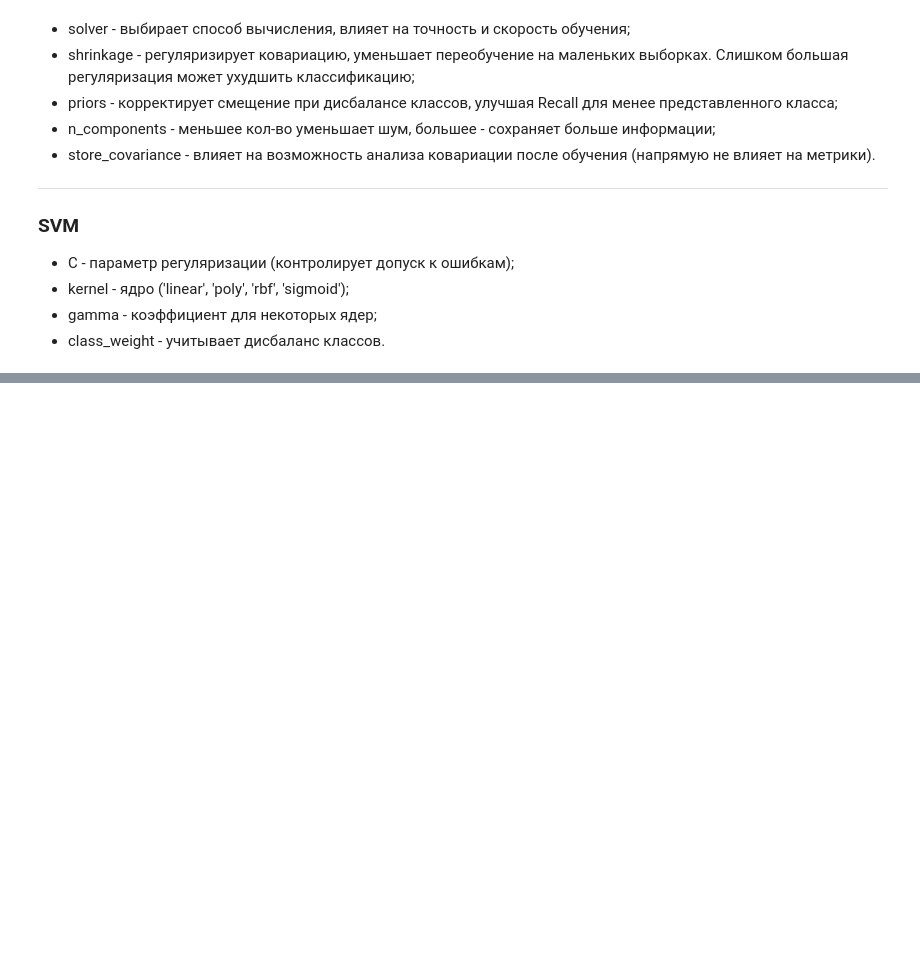
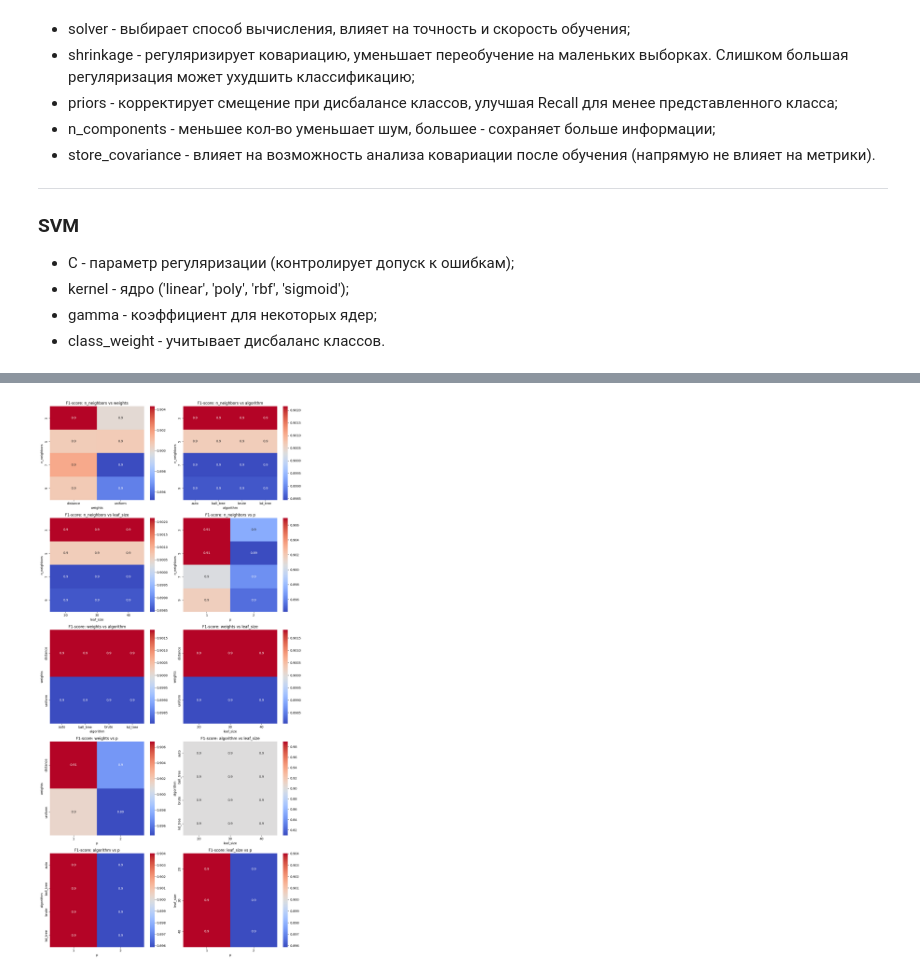
Before and after one commit to rochaldo1/Machine_Learning, a Jupyter notebook: labs/lab_3.ipynb, the cells around one changed output, grey strips where cells are left out. Drawn from its saved outputs; the diff is of its cells as text; code cells hidden in the pictures; blank space fills up the shorter version.

```diff
--- a/labs/lab_3.ipynb
+++ b/labs/lab_3.ipynb
@@ -1019,3 +1066,72 @@ plot.show()
 - leaf_size - размер листа в деревьях поиска;
 - p - степень для метрики Минковского (1 — манхэттен, 2 — евклид);
 - metric - метрика расстояния.
+# %%
+import math
+
+X = df_onehot_scaled.drop('HeartDisease', axis=1).copy()
+y = df_onehot_scaled['HeartDisease']
+
+continuous_features = ['Age', 'RestingBP', 'Cholesterol', 'FastingBS', 'MaxHR', 'Oldpeak']
+
+for col in continuous_features:
+    Q1 = X[col].quantile(0.25)
+    Q3 = X[col].quantile(0.75)
+    IQR = Q3 - Q1
+    lower_bound = Q1 - 1.5 * IQR
+    upper_bound = Q3 + 1.5 * IQR
+    X[col] = X[col].clip(lower=lower_bound, upper=upper_bound)
+
+scaler = RobustScaler()
+X[continuous_features] = scaler.fit_transform(X[continuous_features])
+
+X_train, X_test, y_train, y_test = train_test_split(
+    X, y, test_size=0.2, random_state=42, stratify=y
+)
+
+n_neighbors_list = [3, 5, 7, 9]
+weights_list = ['uniform', 'distance']
+algorithms = ['auto', 'ball_tree', 'kd_tree', 'brute']
+leaf_sizes = [20, 30, 40]
+ps = [1, 2]
+
+all_combinations = list(itertools.product(n_neighbors_list, weights_list, algorithms, leaf_sizes, ps))
+
+results_knn = []
+
+for n, w, alg, leaf, p in all_combinations:
+    knn = KNeighborsClassifier(n_neighbors=n, weights=w, algorithm=alg, leaf_size=leaf, p=p, n_jobs=-1)
+    knn.fit(X_train, y_train)
+    y_pred = knn.predict(X_test)
+    results_knn.append((n, w, alg, leaf, p, f1_score(y_test, y_pred)))
+
+param_names = ['n_neighbors', 'weights', 'algorithm', 'leaf_size', 'p']
+pairs = list(itertools.combinations(range(5), 2))
+
+cols = 2
+rows = int(np.ceil(len(pairs) / cols))
+fig, axes = plot.subplots(rows, cols, figsize=(12, 5*rows))
+axes = axes.flatten()
+
+for idx, (i, j) in enumerate(pairs):
+    vals_i = sorted(list(set([r[i] for r in results_knn])))
+    vals_j = sorted(list(set([r[j] for r in results_knn])))
+
+    matrix = np.zeros((len(vals_i), len(vals_j)))
+    for row, val_i in enumerate(vals_i):
+        for col, val_j in enumerate(vals_j):
+            scores = [r[5] for r in results_knn if r[i]==val_i and r[j]==val_j]
+            matrix[row, col] = np.mean(scores) if scores else np.nan
+
+    sb.heatmap(matrix, annot=True, xticklabels=vals_j, yticklabels=vals_i, cmap='coolwarm', ax=axes[idx])
+    axes[idx].set_xlabel(param_names[j])
+    axes[idx].set_ylabel(param_names[i])
+    axes[idx].set_title(f'F1-score: {param_names[i]} vs {param_names[j]}')
+
+for k in range(idx+1, len(axes)):
+    fig.delaxes(axes[k])
+
+plot.tight_layout()
+plot.show()
+# %% [output]
+[figure, added]
```
Also changed, not shown: parts of 16 cells of this notebook, 36 other files.
